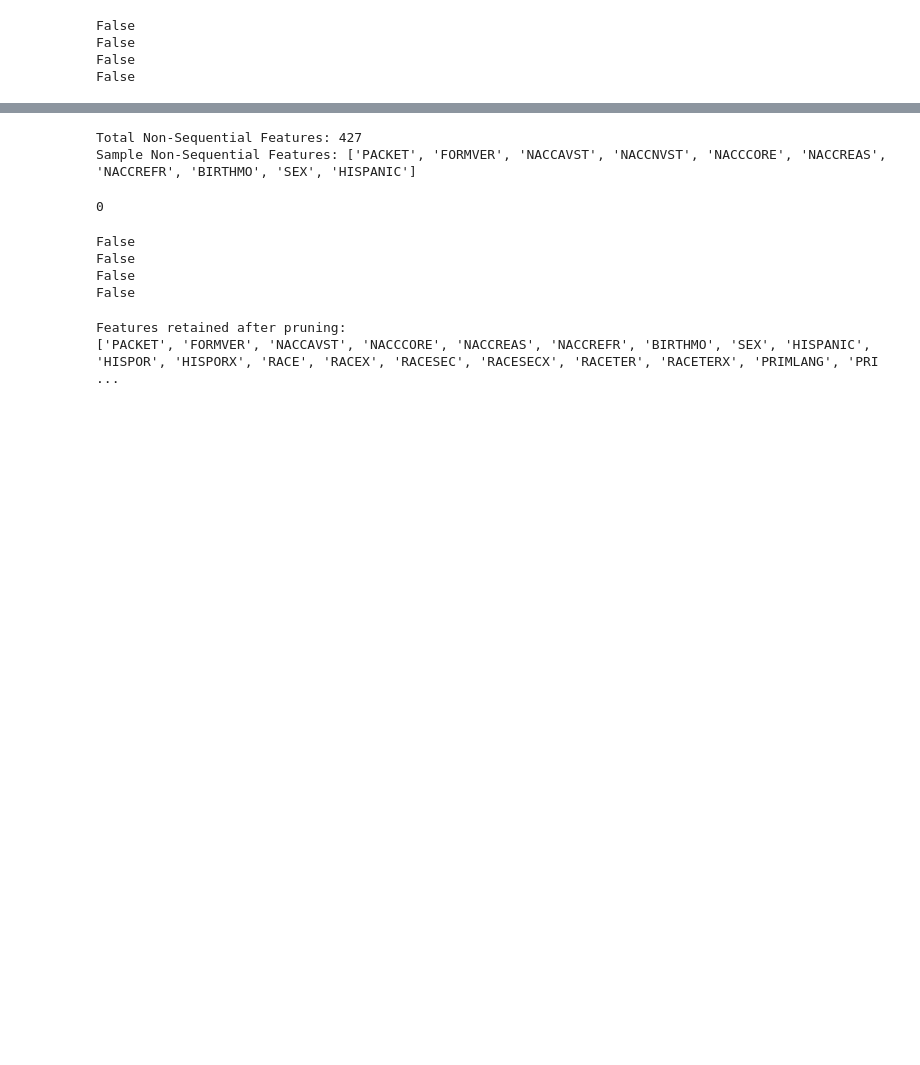
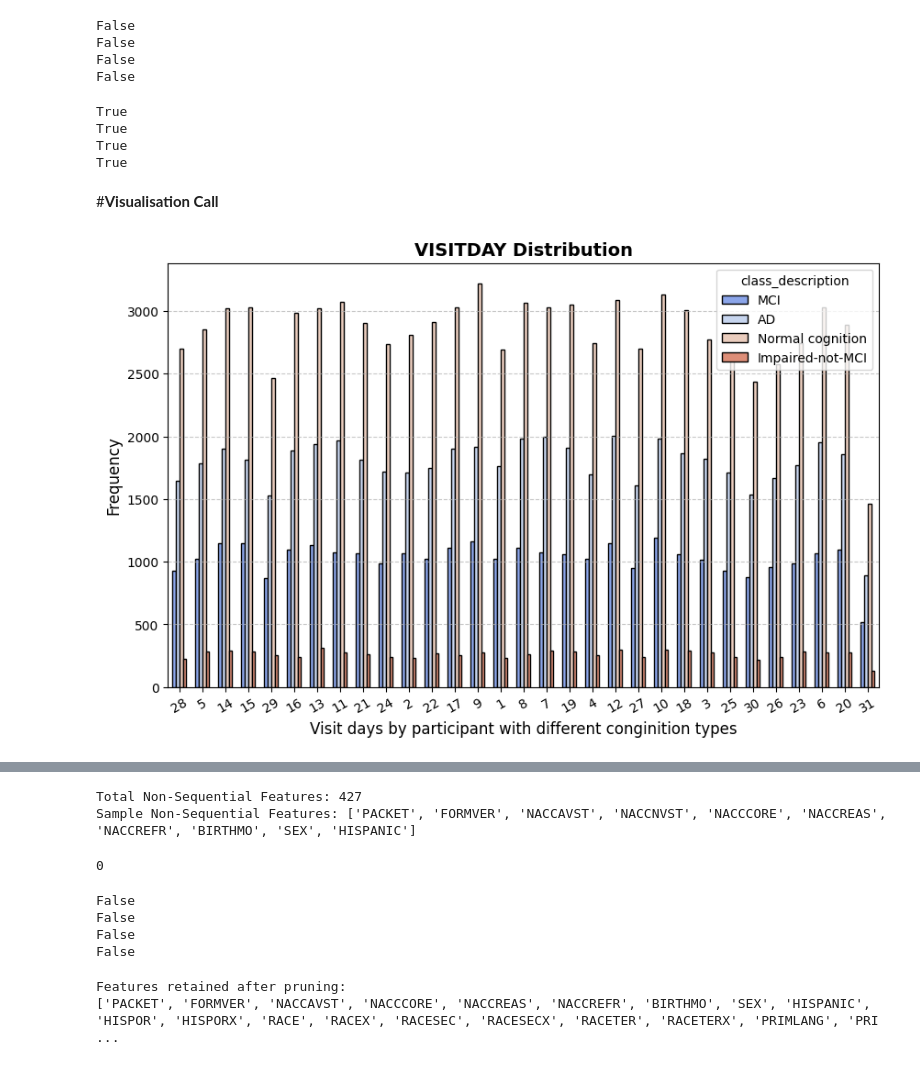
Before and after one commit to TonyNewness/AI_Detection_of_Early_Alzheimers, a Jupyter notebook: Hybrid_LSTMandFeedforward_correction_improving.ipynb, the cells around one changed output, grey strips where cells are left out. Drawn from its saved outputs; the diff is of its cells as text; code cells hidden in the pictures; blank space fills up the shorter version.

Commit message:
further improved exploration and visualisations

```diff
--- a/Hybrid_LSTMandFeedforward_correction_improving.ipynb
+++ b/Hybrid_LSTMandFeedforward_correction_improving.ipynb
@@ -281,6 +410,9 @@ def identify_sequential_features(
     # Print and return the identified sequential features
     print(f"Identified Sequential Features (Threshold={threshold}): {sequential_features}")
     return sequential_features
+# %%
+# create temporarry copy of df to keep excluded column in case it's needed
+df_temp = df.copy()
 # %%
 # Calling the function
 sequential_features = identify_sequential_features(
@@ -320,3 +453,22 @@ False
 False
 False
 False
+# %%
+# check if df_temp contains the following columns'hashed_NACCID', 'NACCVNUM', 'NACCUDSD', 'class_description'
+print('hashed_NACCID' in df_temp)
+print('NACCVNUM' in df_temp)
+print('NACCUDSD' in df_temp)
+print('class_description' in df_temp)
+# %% [output]
+True
+True
+True
+True
+# %% [markdown]
+#**Visualisation Call**
+# %%
+# Plot bar chart
+plot_bar_chart(df_temp, 'VISITDAY', title="VISITDAY Distribution", xlabel="Visit days by participant with different conginition types",
+               ylabel="Frequency", hue='class_description', palette='coolwarm')
+# %% [output]
+[figure, added]
```
Also changed, not shown: parts of 22 cells of this notebook.
